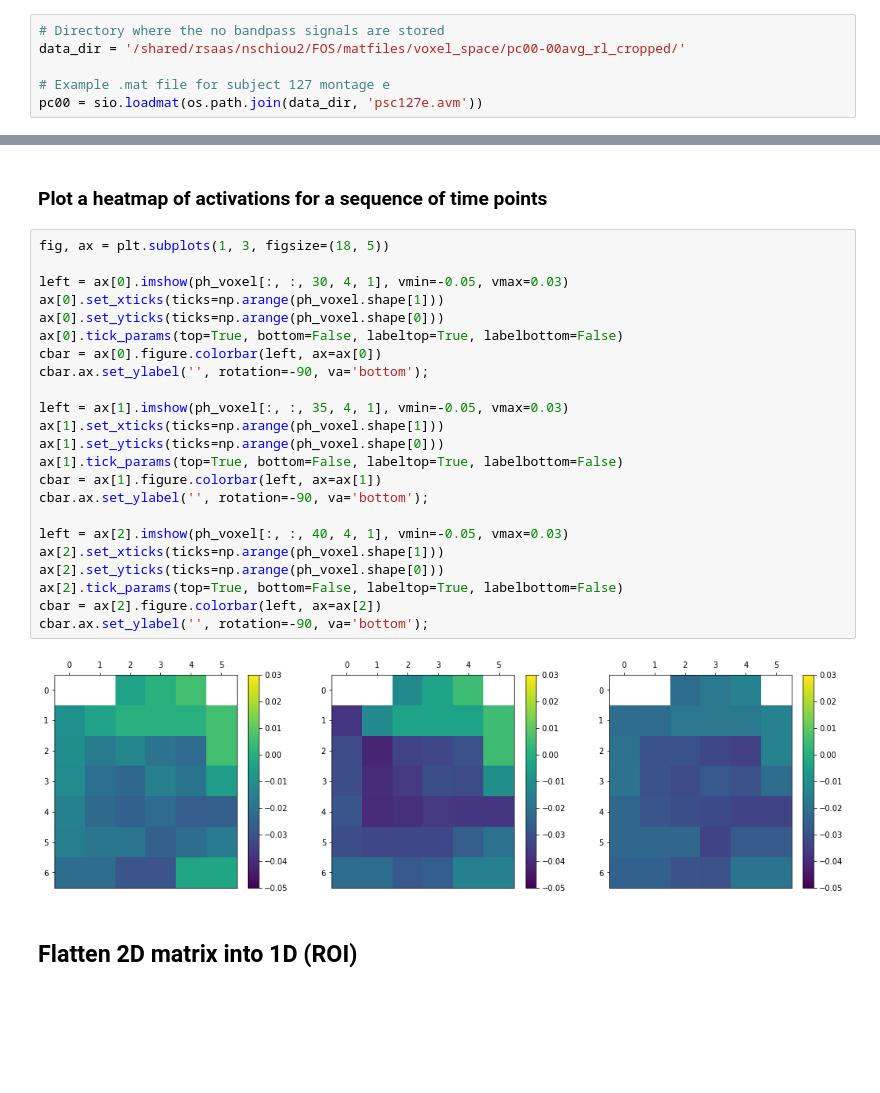
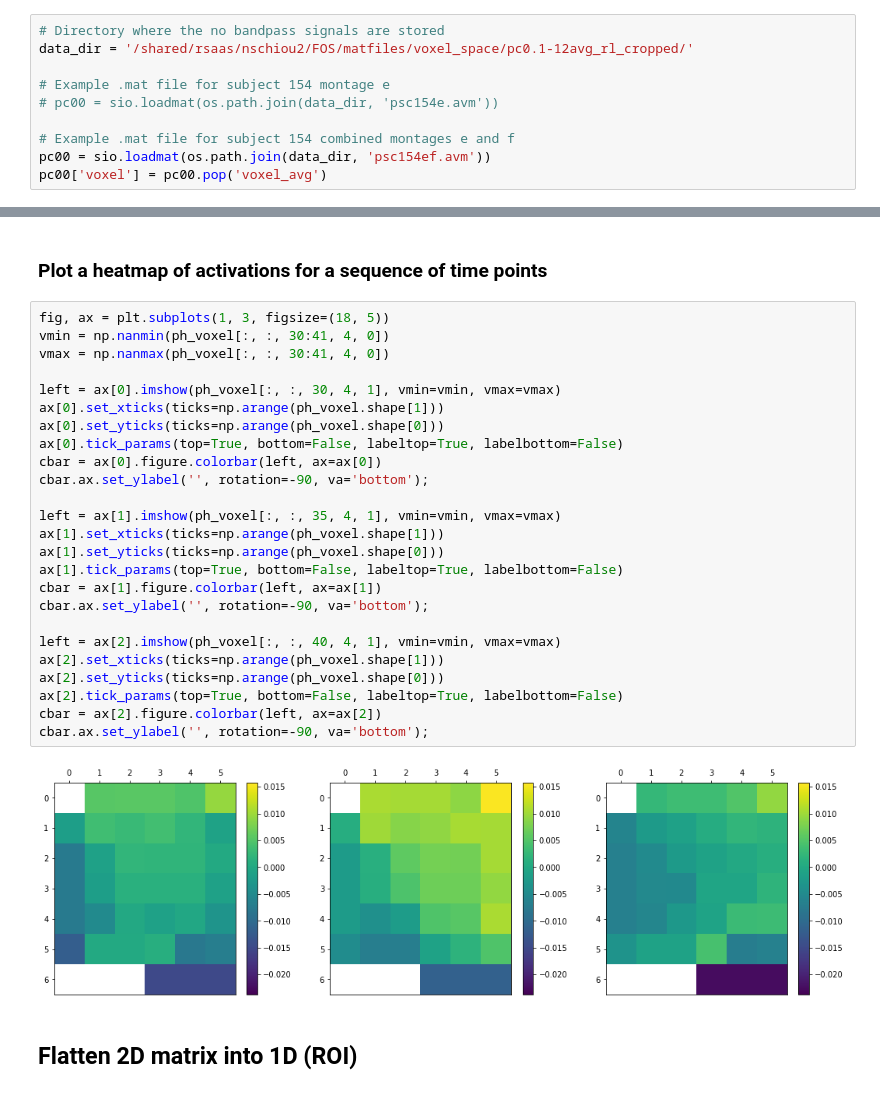
Before and after one commit to nicchiou/mindportal, a Jupyter notebook: preprocessing/data_visualization.ipynb, the cells around one changed output, grey strips where cells are left out. Saved outputs shown, nothing was run; the diff lists cells and outputs as text; blank space fills up the shorter version.

Commit message:
NC: Allow for paired- montages in the voxel-space.

```diff
--- a/preprocessing/data_visualization.ipynb
+++ b/preprocessing/data_visualization.ipynb
@@ -113,10 +113,14 @@ plt.show()
 ## Now let's look at a voxel_data data file
 # %%
 # Directory where the no bandpass signals are stored
-data_dir = '/shared/rsaas/nschiou2/FOS/matfiles/voxel_space/pc00-00avg_rl_cropped/'
+data_dir = '/shared/rsaas/nschiou2/FOS/matfiles/voxel_space/pc0.1-12avg_rl_cropped/'
 
-# Example .mat file for subject 127 montage e
-pc00 = sio.loadmat(os.path.join(data_dir, 'psc127e.avm'))
+# Example .mat file for subject 154 montage e
+# pc00 = sio.loadmat(os.path.join(data_dir, 'psc154e.avm'))
+
+# Example .mat file for subject 154 combined montages e and f
+pc00 = sio.loadmat(os.path.join(data_dir, 'psc154ef.avm'))
+pc00['voxel'] = pc00.pop('voxel_avg')
 # %% [markdown]
 ### The header file contains information about recording
 # %%
@@ -309,29 +305,31 @@ ph_voxel = np.rot90(ph_voxel, axes=(0, 1))
 ### Plot a heatmap of activations for a sequence of time points
 # %%
 fig, ax = plt.subplots(1, 3, figsize=(18, 5))
+vmin = np.nanmin(ph_voxel[:, :, 30:41, 4, 0])
+vmax = np.nanmax(ph_voxel[:, :, 30:41, 4, 0])
 
-left = ax[0].imshow(ph_voxel[:, :, 30, 4, 1], vmin=-0.05, vmax=0.03)
+left = ax[0].imshow(ph_voxel[:, :, 30, 4, 1], vmin=vmin, vmax=vmax)
 ax[0].set_xticks(ticks=np.arange(ph_voxel.shape[1]))
 ax[0].set_yticks(ticks=np.arange(ph_voxel.shape[0]))
 ax[0].tick_params(top=True, bottom=False, labeltop=True, labelbottom=False)
 cbar = ax[0].figure.colorbar(left, ax=ax[0])
 cbar.ax.set_ylabel('', rotation=-90, va='bottom');
 
-left = ax[1].imshow(ph_voxel[:, :, 35, 4, 1], vmin=-0.05, vmax=0.03)
+left = ax[1].imshow(ph_voxel[:, :, 35, 4, 1], vmin=vmin, vmax=vmax)
 ax[1].set_xticks(ticks=np.arange(ph_voxel.shape[1]))
 ax[1].set_yticks(ticks=np.arange(ph_voxel.shape[0]))
 ax[1].tick_params(top=True, bottom=False, labeltop=True, labelbottom=False)
 cbar = ax[1].figure.colorbar(left, ax=ax[1])
 cbar.ax.set_ylabel('', rotation=-90, va='bottom');
 
-left = ax[2].imshow(ph_voxel[:, :, 40, 4, 1], vmin=-0.05, vmax=0.03)
+left = ax[2].imshow(ph_voxel[:, :, 40, 4, 1], vmin=vmin, vmax=vmax)
 ax[2].set_xticks(ticks=np.arange(ph_voxel.shape[1]))
 ax[2].set_yticks(ticks=np.arange(ph_voxel.shape[0]))
 ax[2].tick_params(top=True, bottom=False, labeltop=True, labelbottom=False)
 cbar = ax[2].figure.colorbar(left, ax=ax[2])
 cbar.ax.set_ylabel('', rotation=-90, va='bottom');
 # %% [output]
-[figure, old version]
+[figure, new version]
 # %% [markdown]
 ## Flatten 2D matrix into 1D (ROI)
 # %% [markdown]
```
Also changed, not shown: parts of 10 cells of this notebook, 3 other files.
